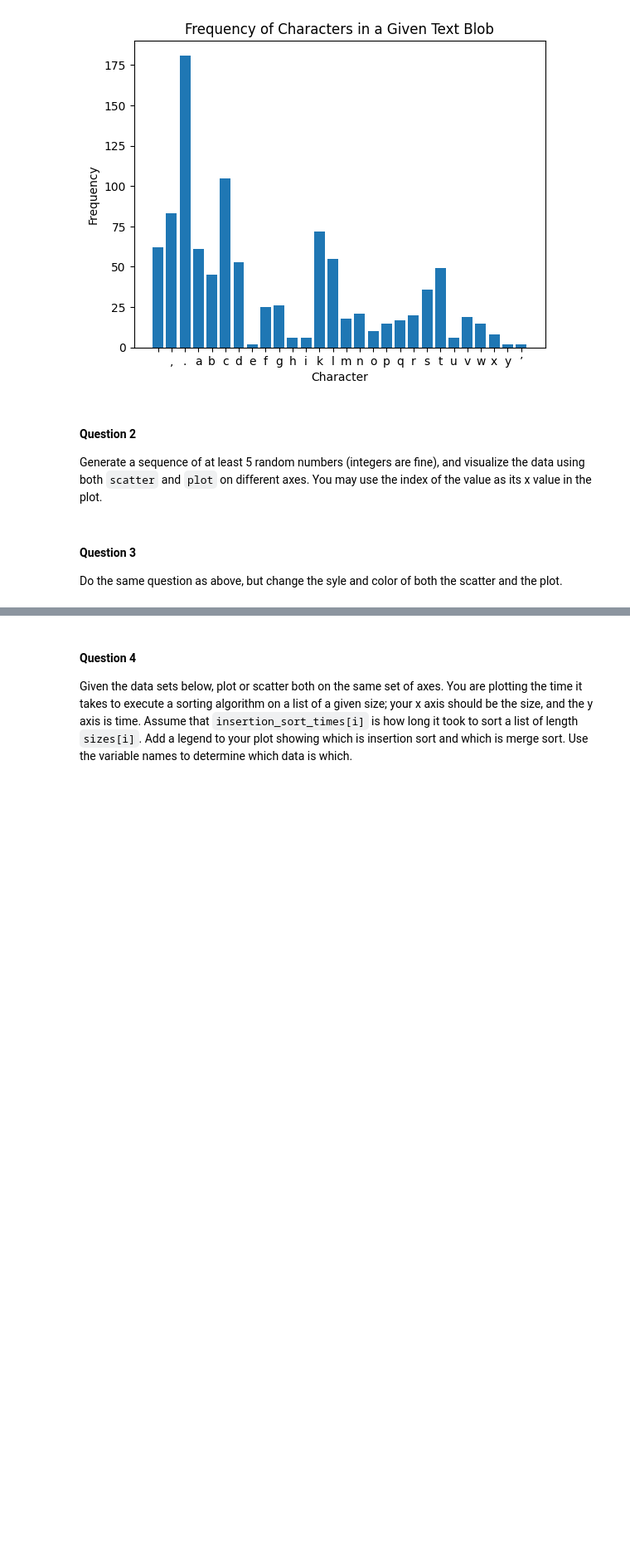
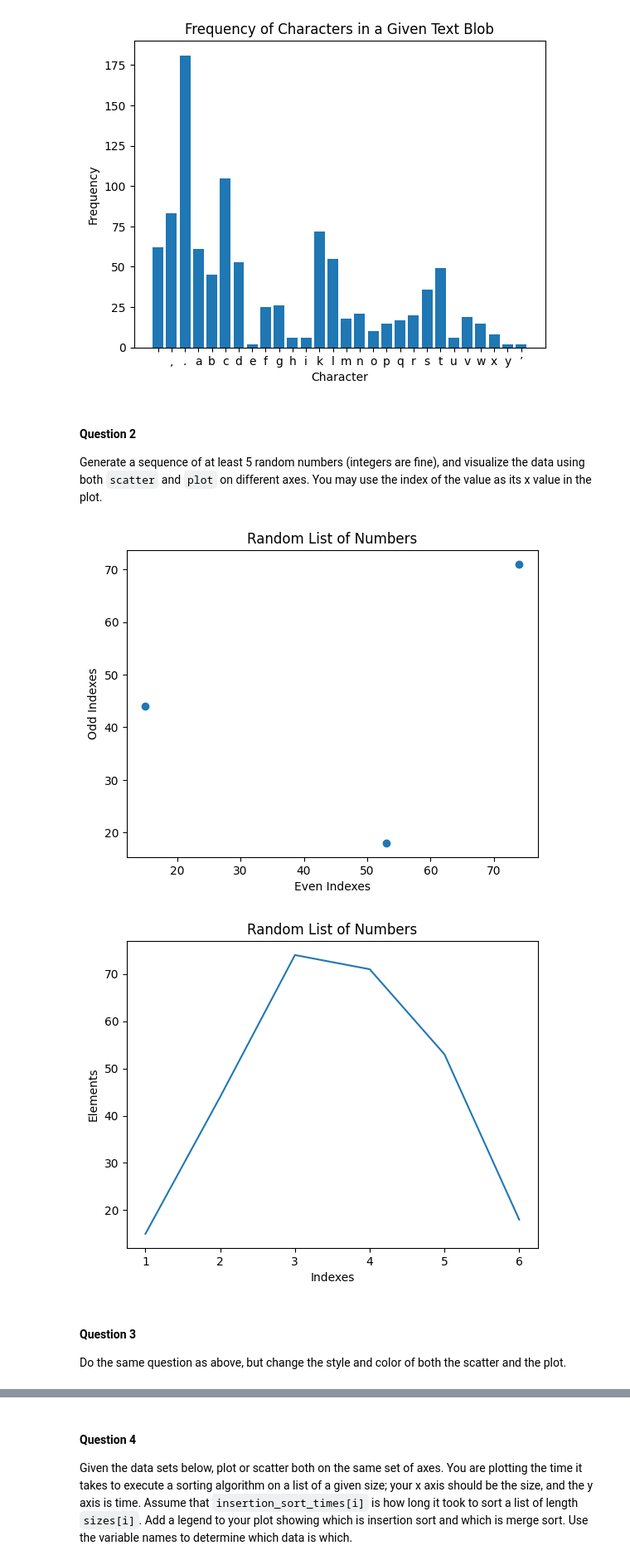
Before and after one commit to crsellinger/CS44620-module3, a Jupyter notebook: pyplot.ipynb, the cells around one changed output, grey strips where cells are left out. Shown: that part at 83% size. Saved outputs shown, nothing was run; the diff lists cells and outputs as text; code cells hidden in the pictures; blank space fills up the shorter version.

```diff
--- a/pyplot.ipynb
+++ b/pyplot.ipynb
@@ -41,7 +41,24 @@ plt.show()
 #### Question 2
 
 Generate a sequence of at least 5 random numbers (integers are fine), and visualize the data using both `scatter` and `plot` on different axes.  You may use the index of the value as its x value in the plot.
+# %%
+rand_ints = [rdm.randint(1,100) for i in range(0,6)]
+
+plt.scatter(rand_ints[0::2], rand_ints[1::2])
+plt.ylabel("Odd Indexes")
+plt.xlabel("Even Indexes")
+plt.title("Random List of Numbers")
+plt.show()
+
+plt.plot(range(1,len(rand_ints)+1),rand_ints)
+plt.ylabel("Elements")
+plt.xlabel("Indexes")
+plt.title("Random List of Numbers")
+plt.show()
+# %% [output]
+[figure, added]
+[figure, added]
 # %% [markdown]
 #### Question 3
 
-Do the same question as above, but change the syle and color of both the scatter and the plot.
+Do the same question as above, but change the style and color of both the scatter and the plot.
```
Also changed, not shown: parts of 2 cells of this notebook, 1 other file.
